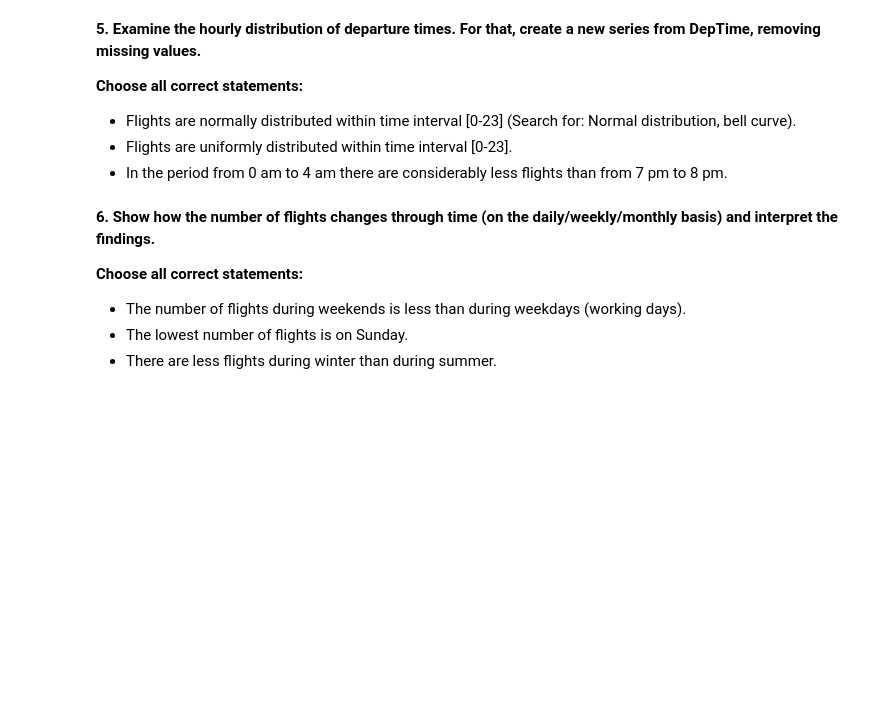
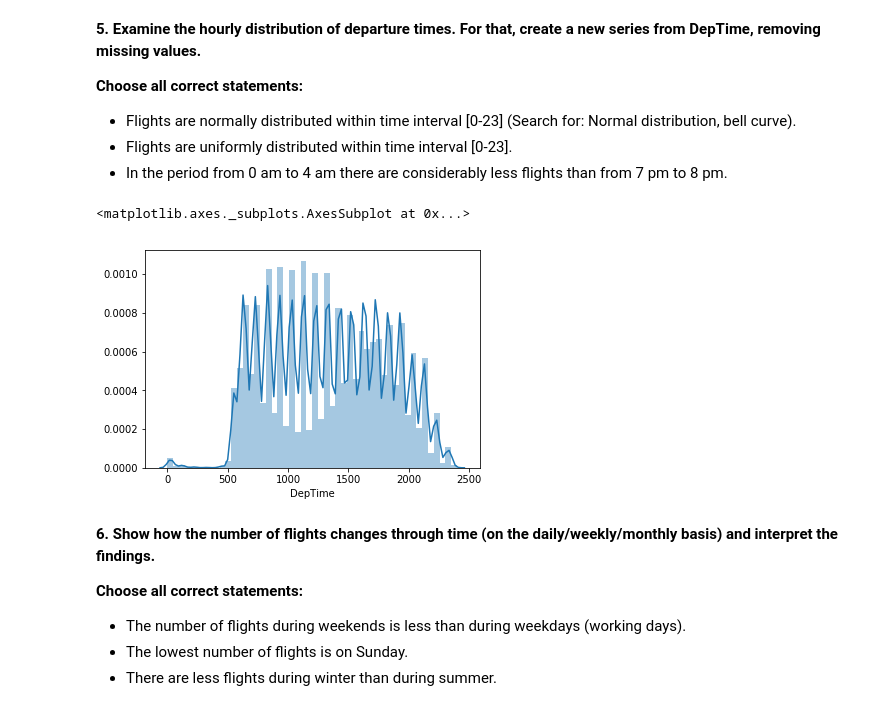
Before and after one commit to LYleonard/DataAnalysis, a Jupyter notebook: OMLCourse/assignment2_USA_flights/assignment2_USA_flights.ipynb, the cells around one changed output. Saved outputs shown, nothing was run; the diff lists cells and outputs as text; code cells hidden in the pictures; blank space fills up the shorter version.

```diff
--- a/OMLCourse/assignment2_USA_flights/assignment2_USA_flights.ipynb
+++ b/OMLCourse/assignment2_USA_flights/assignment2_USA_flights.ipynb
@@ -310,3 +358,10 @@ num_flights_by_date.rolling(window=7).mean().plot();
+# %%
+# You code here
+#(flights_df['DepTime']/60).hist(bins=8)
+sns.distplot(flights_df['DepTime'].dropna())
+# %% [output]
+<matplotlib.axes._subplots.AxesSubplot at 0x...>
+[figure, added]
 # %% [markdown]
 **6. Show how the number of flights changes through time (on the daily/weekly/monthly basis) and interpret the findings.**
 
```
Also changed, not shown: parts of 13 cells of this notebook.
